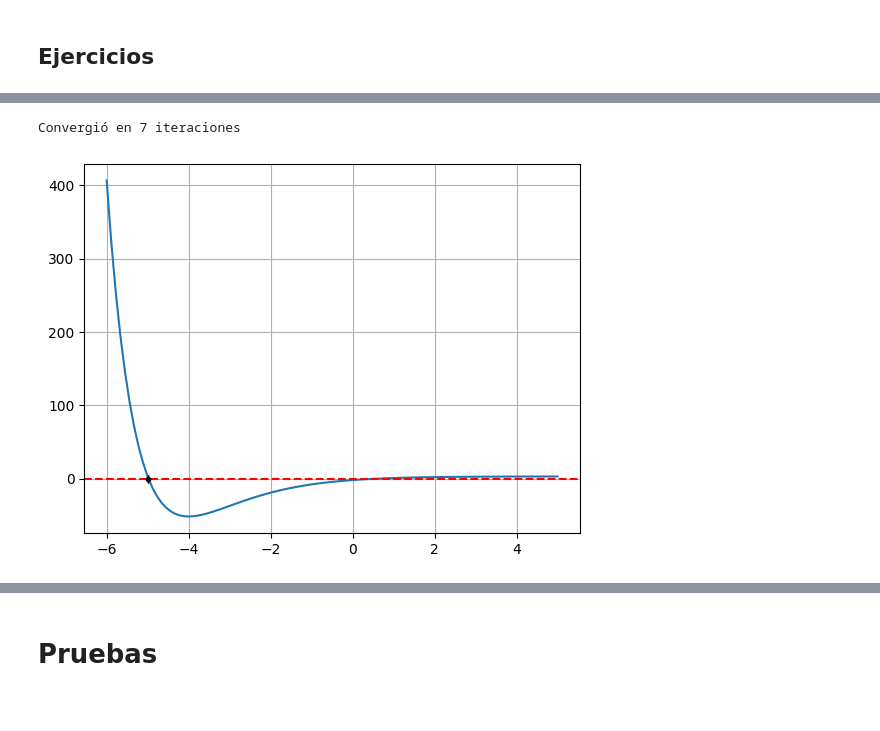
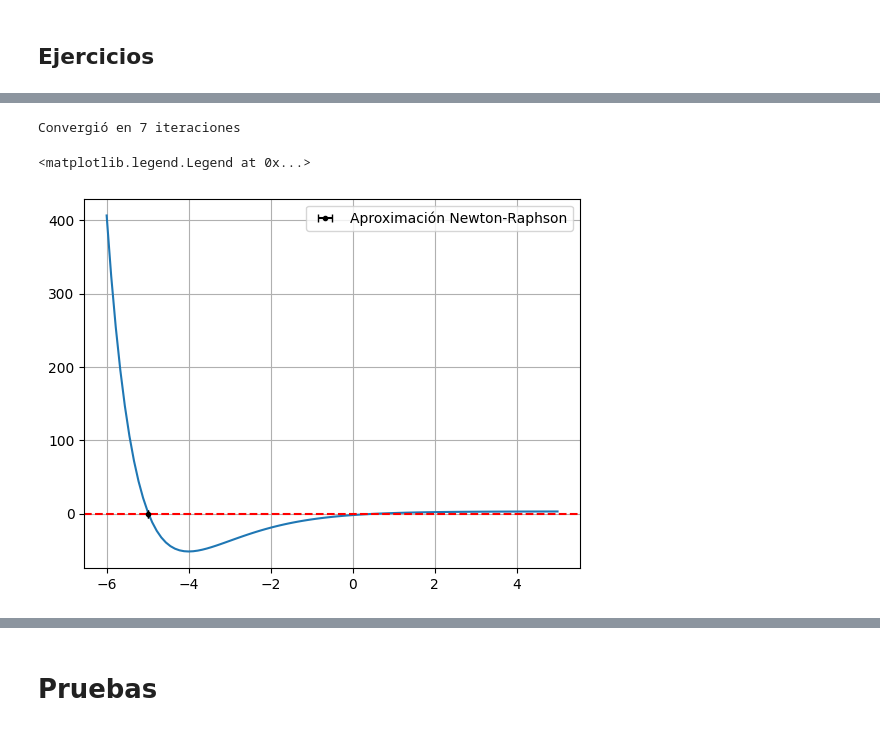
Before and after one commit to BernardoPironio/Ejercicios_calculo_numerico, a Jupyter notebook: Ejercicios calculo.ipynb, the cells around one changed output, grey strips where cells are left out. Cells and saved outputs as stored; diff of their text form; code cells hidden in the pictures.

```diff
--- a/Ejercicios calculo.ipynb
+++ b/Ejercicios calculo.ipynb
@@ -1064,14 +1075,16 @@ Convergió en 5 iteraciones
 # %%
 x = np.linspace(-6,5,100)
 funcion = lambda x: 3 - (x + 5)*np.exp(-x)
 
 x0,x1 = NewtonRaphson(-6,funcion, lambda x: -np.exp(-x) + (x + 5)*np.exp(-x))
 
 plt.figure()
 plt.plot(x,funcion(x))
 plt.axhline(0,color = 'red', linestyle = '--')
 plt.errorbar((x0 + x1)/2,0,xerr = np.abs(x1 - x0)/2, fmt = 'o', color = 'black', label = 'Aproximación Newton-Raphson',markersize = 3,capsize = 3)
 plt.grid()
+plt.legend()
 # %% [output]
 Convergió en 7 iteraciones
+<matplotlib.legend.Legend at 0x...>
-[figure, old version]
+[figure, new version]
```
Also changed, not shown: parts of 18 cells of this notebook.
